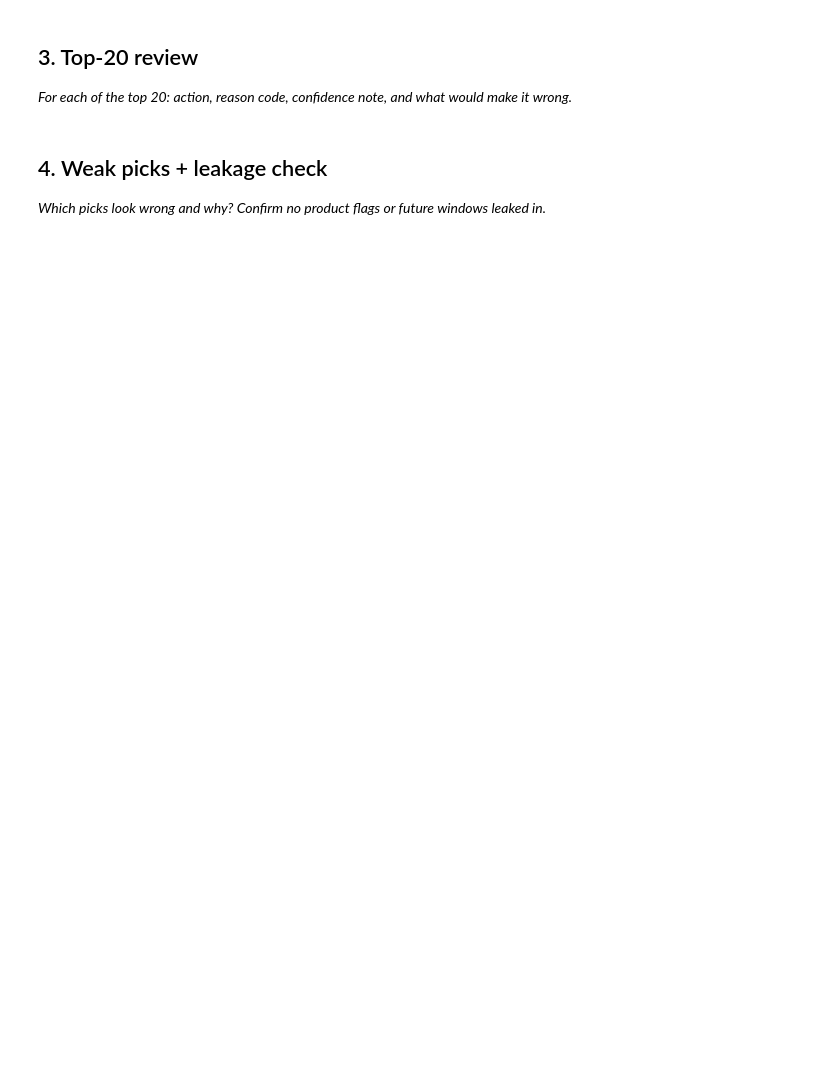
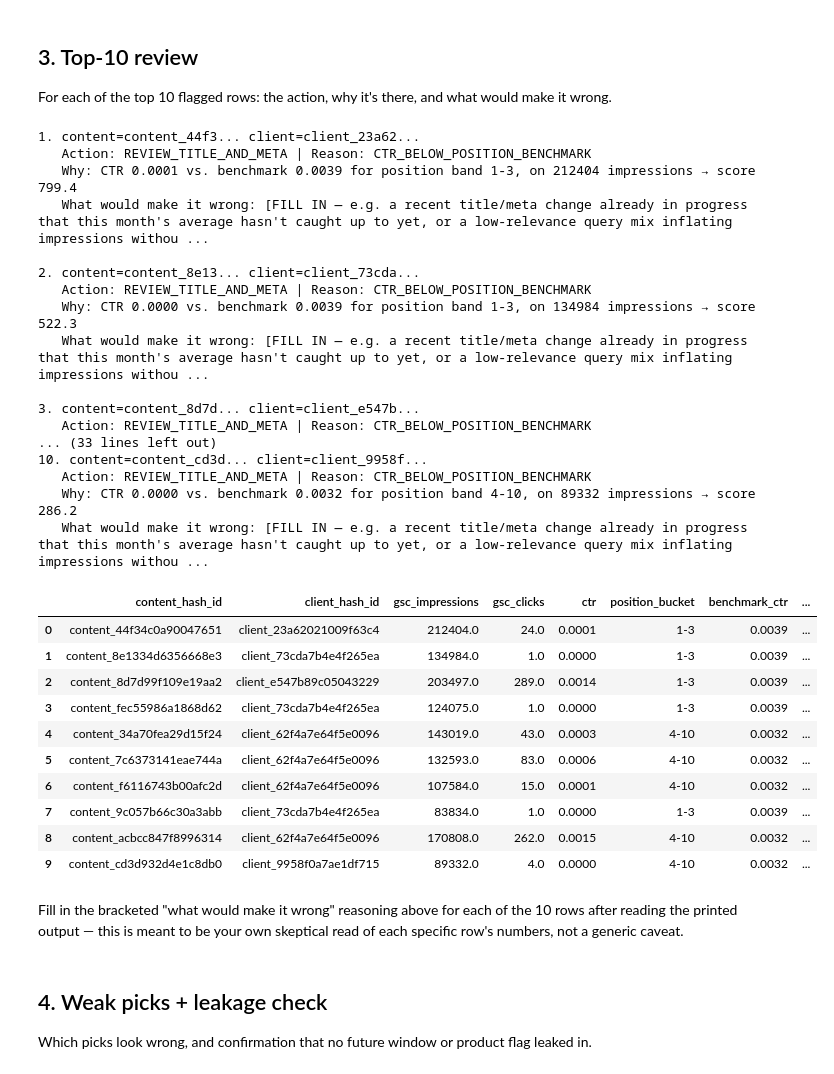
Before and after one commit to Somaskandan931/flyrank-ml-2026-Somaskandan931, a Jupyter notebook: work/notebooks/w04_baseline_score.ipynb, the cells around one changed output. Cells and saved outputs as stored; diff of their text form; code cells hidden in the pictures; blank space fills up the shorter version.

```diff
--- a/work/notebooks/w04_baseline_score.ipynb
+++ b/work/notebooks/w04_baseline_score.ipynb
@@ -23,4 +198,5 @@ This skeleton is yours to fill. Work the sections **in order** — each one has
 # %% [markdown]
-## 3. Top-20 review
+## 3. Top-10 review
 
-*For each of the top 20: action, reason code, confidence note, and what would make it wrong.*
+For each of the top 10 flagged rows: the action, why it's there, and what would make it
+wrong.
@@ -30,4 +203,52 @@ This skeleton is yours to fill. Work the sections **in order** — each one has
+# %%
+top10 = queue.head(10).reset_index(drop=True)
+
+for i, row in top10.iterrows():
+    print(f"{i+1}. content={row['content_hash_id'][:12]}... client={row['client_hash_id'][:12]}...")
+    print(f"   Action: {row['action_label']} | Reason: {row['reason_code']}")
+    print(f"   Why: CTR {row['ctr']:.4f} vs. benchmark {row['benchmark_ctr']:.4f} for "
+          f"position band {row['position_bucket']}, on {row['gsc_impressions']:.0f} impressions "
+          f"→ score {row['score']:.1f}")
+    print(f"   What would make it wrong: [FILL IN — e.g. a recent title/meta change already "
+          f"in progress that this month's average hasn't caught up to yet, or a low-relevance "
+          f"query mix inflating impressions without real click intent]")
+    print()
+
+top10
+# %% [output]
+1. content=content_44f3... client=client_23a62...
+   Action: REVIEW_TITLE_AND_META | Reason: CTR_BELOW_POSITION_BENCHMARK
+   Why: CTR 0.0001 vs. benchmark 0.0039 for position band 1-3, on 212404 impressions → score 799.4
+   What would make it wrong: [FILL IN — e.g. a recent title/meta change already in progress that this month's average hasn't caught up to yet, or a low-relevance query mix inflating impressions withou ...
+
+2. content=content_8e13... client=client_73cda...
+   Action: REVIEW_TITLE_AND_META | Reason: CTR_BELOW_POSITION_BENCHMARK
+   Why: CTR 0.0000 vs. benchmark 0.0039 for position band 1-3, on 134984 impressions → score 522.3
+   What would make it wrong: [FILL IN — e.g. a recent title/meta change already in progress that this month's average hasn't caught up to yet, or a low-relevance query mix inflating impressions withou ...
+
+3. content=content_8d7d... client=client_e547b...
+   Action: REVIEW_TITLE_AND_META | Reason: CTR_BELOW_POSITION_BENCHMARK
+... (33 lines left out)
+10. content=content_cd3d... client=client_9958f...
+   Action: REVIEW_TITLE_AND_META | Reason: CTR_BELOW_POSITION_BENCHMARK
+   Why: CTR 0.0000 vs. benchmark 0.0032 for position band 4-10, on 89332 impressions → score 286.2
+   What would make it wrong: [FILL IN — e.g. a recent title/meta change already in progress that this month's average hasn't caught up to yet, or a low-relevance query mix inflating impressions withou ...
+|  | content_hash_id | client_hash_id | gsc_impressions | gsc_clicks | ctr | position_bucket | benchmark_ctr | ... |
+| 0 | content_44f34c0a90047651 | client_23a62021009f63c4 | 212404.0 | 24.0 | 0.0001 | 1-3 | 0.0039 | ... |
+| 1 | content_8e1334d6356668e3 | client_73cda7b4e4f265ea | 134984.0 | 1.0 | 0.0000 | 1-3 | 0.0039 | ... |
+| 2 | content_8d7d99f109e19aa2 | client_e547b89c05043229 | 203497.0 | 289.0 | 0.0014 | 1-3 | 0.0039 | ... |
+| 3 | content_fec55986a1868d62 | client_73cda7b4e4f265ea | 124075.0 | 1.0 | 0.0000 | 1-3 | 0.0039 | ... |
+| 4 | content_34a70fea29d15f24 | client_62f4a7e64f5e0096 | 143019.0 | 43.0 | 0.0003 | 4-10 | 0.0032 | ... |
+| 5 | content_7c6373141eae744a | client_62f4a7e64f5e0096 | 132593.0 | 83.0 | 0.0006 | 4-10 | 0.0032 | ... |
+| 6 | content_f6116743b00afc2d | client_62f4a7e64f5e0096 | 107584.0 | 15.0 | 0.0001 | 4-10 | 0.0032 | ... |
+| 7 | content_9c057b66c30a3abb | client_73cda7b4e4f265ea | 83834.0 | 1.0 | 0.0000 | 1-3 | 0.0039 | ... |
+| 8 | content_acbcc847f8996314 | client_62f4a7e64f5e0096 | 170808.0 | 262.0 | 0.0015 | 4-10 | 0.0032 | ... |
+| 9 | content_cd3d932d4e1c8db0 | client_9958f0a7ae1df715 | 89332.0 | 4.0 | 0.0000 | 4-10 | 0.0032 | ... |
+# %% [markdown]
+Fill in the bracketed "what would make it wrong" reasoning above for each of the 10 rows
+after reading the printed output — this is meant to be your own skeptical read of each
+specific row's numbers, not a generic caveat.
 # %% [markdown]
 ## 4. Weak picks + leakage check
 
-*Which picks look wrong and why? Confirm no product flags or future windows leaked in.*
+Which picks look wrong, and confirmation that no future window or product flag leaked in.
```
Also changed, not shown: parts of 19 cells of this notebook.
